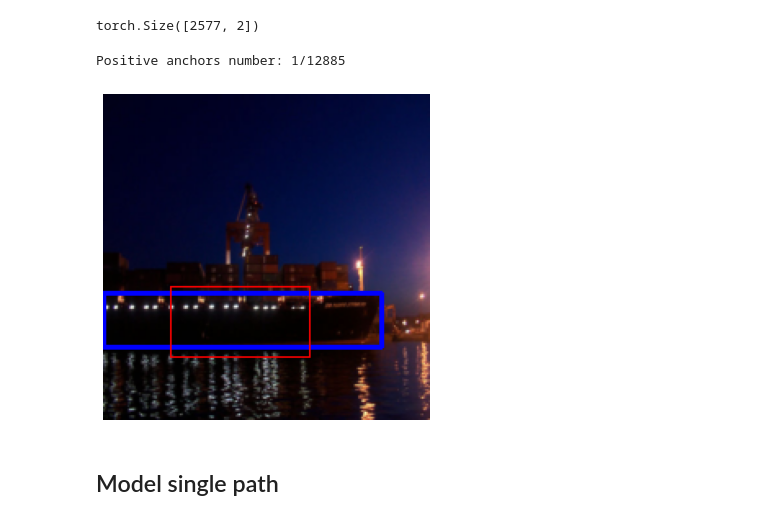
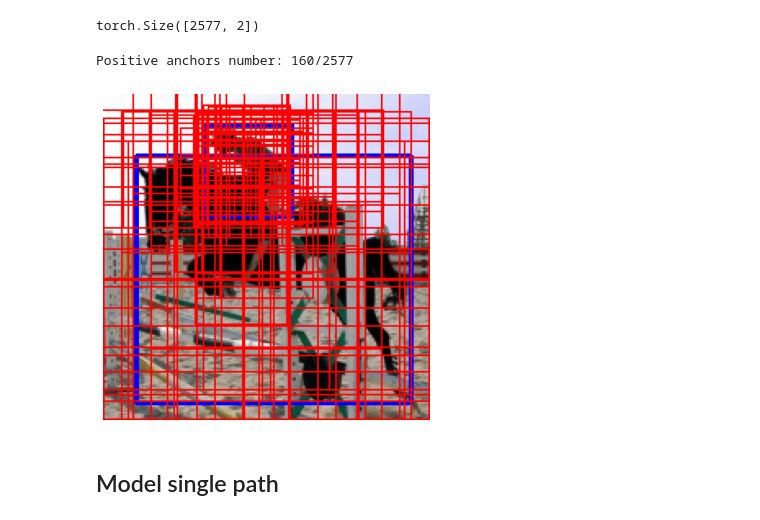
Before and after one commit to MIchaelKa/detection-tutorial, a Jupyter notebook: detection-tutorial.ipynb, the cells around one changed output. Saved outputs shown, nothing was run; the diff lists cells and outputs as text; code cells hidden in the pictures.

Commit message:
Remove scaling. Generate anchors for each image. Single image batch.

```diff
--- a/detection-tutorial.ipynb
+++ b/detection-tutorial.ipynb
@@ -145,5 +146,7 @@ from dataset.pascal_voc_dataset import PascalVOCDataset
 from utils import generate_anchors
 # %%
 # dataset = PascalVOCDataset('/content/pascal-voc/', 'TRAIN', get_transform(train=True))
-dataset = PascalVOCDataset('./pascal-voc/', 'TRAIN', get_transform(train=True))
+from transforms import get_transform_2
+# dataset = PascalVOCDataset('./pascal-voc/', 'TRAIN', get_transform(train=True))
+dataset = PascalVOCDataset('./pascal-voc/', 'TRAIN', get_transform_2())
 # %%
@@ -216,10 +227,10 @@ def get_positive_anchors(anchors, gt_boxes, threshold=0.3):
     max_iou_for_anchors, gt_boxes_id_for_anchors = jaccard.max(1) # (N1), (N1)
 
     # fix cases when gt box has no anchor above threshold
-    n_objects = gt_boxes.shape[0]
-    _, anchor_id_for_object = jaccard.max(0) # (N2), (N2)
-    gt_boxes_id_for_anchors[anchor_id_for_object] = torch.LongTensor(range(n_objects))
-    max_iou_for_anchors[anchor_id_for_object] = 1
+    # n_objects = gt_boxes.shape[0]
+    # _, anchor_id_for_object = jaccard.max(0) # (N2), (N2)
+    # gt_boxes_id_for_anchors[anchor_id_for_object] = torch.LongTensor(range(n_objects))
+    # max_iou_for_anchors[anchor_id_for_object] = 1
 
     positive_anchors_mask = (max_iou_for_anchors > threshold) # (N1)
     gt_boxes_id_for_positive_anchors = gt_boxes_id_for_anchors[positive_anchors_mask] # (n_pos_anchors)
@@ -230,24 +241,24 @@ def get_positive_anchors(anchors, gt_boxes, threshold=0.3):
 
     return positive_anchors, positive_iou, gt_boxes_for_positive_anchors
 # %%
-index = 2
+index = 3
 image, target = dataset[index]
 gt_boxes = target['boxes']
 
-anchors = generate_anchors(clip=True)
+# anchors = generate_anchors(clip=True)
 
-top_n_anchors, top_n_iou, pos_gt_boxes = get_positive_anchors(anchors, gt_boxes, threshold=0.5)
+top_n_anchors, top_n_iou, pos_gt_boxes = get_positive_anchors(anchors, gt_boxes, threshold=0.3)
 # top_n_anchors, top_n_iou = get_top_n_anchors(anchors, gt_boxes, top_n=10)
 
 print(f'Positive anchors number: {top_n_anchors.shape[0]}/{anchors.shape[0]}')
 # print(top_n_iou)
 
 plt.figure(figsize=(6,6))
 # show_image_and_bb(image, target['boxes'])
 show_predictions(image, gt_boxes, top_n_anchors, verbose=False)
 # %% [output]
-Positive anchors number: 1/12885
+Positive anchors number: 160/2577
-[figure, old version]
+[figure, new version]
 # %%
 # index = 5
 # show_image_from_dataset(dataset, index, top_n_anchors=10, verbose=True)
```
Also changed, not shown: parts of 24 cells of this notebook, 5 other files.
